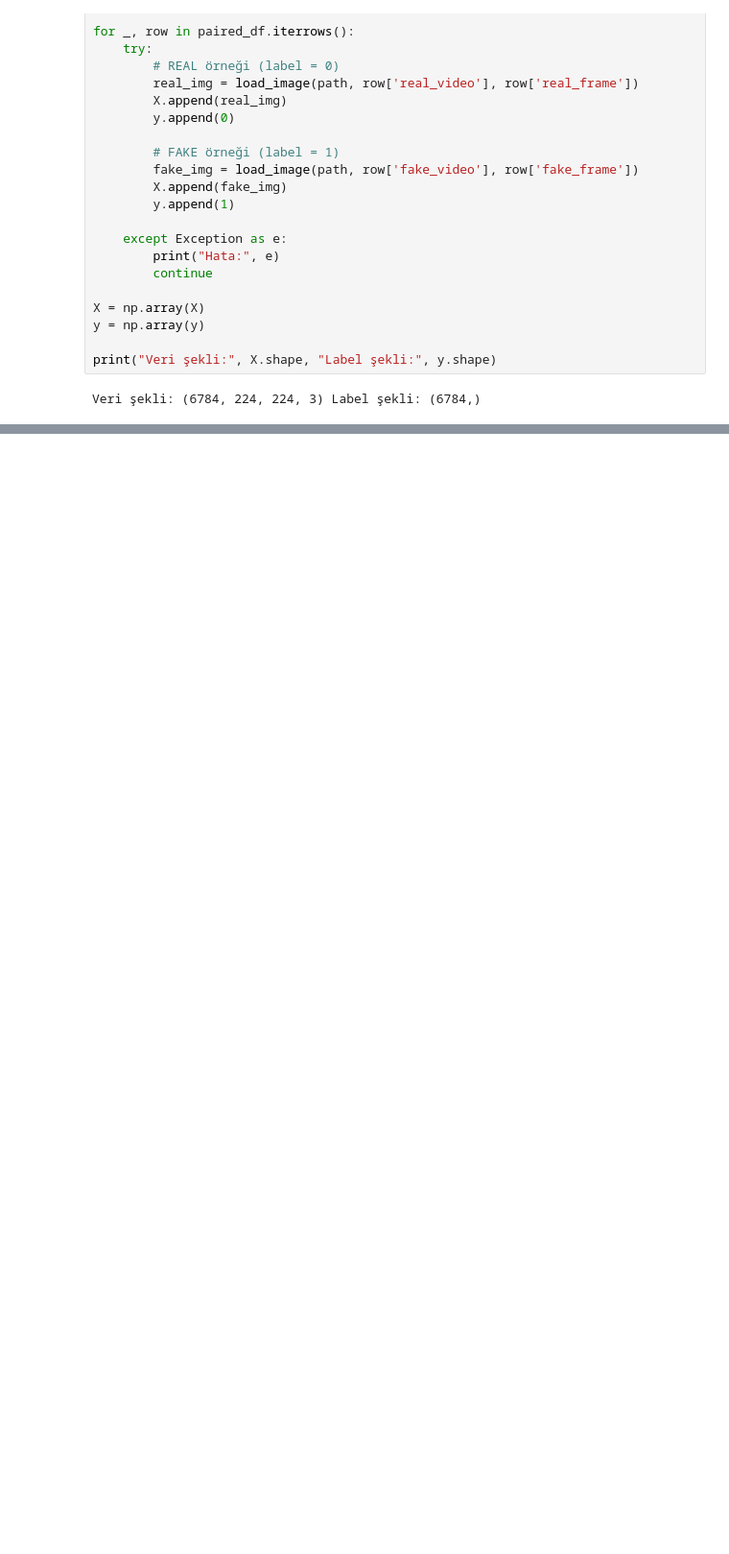
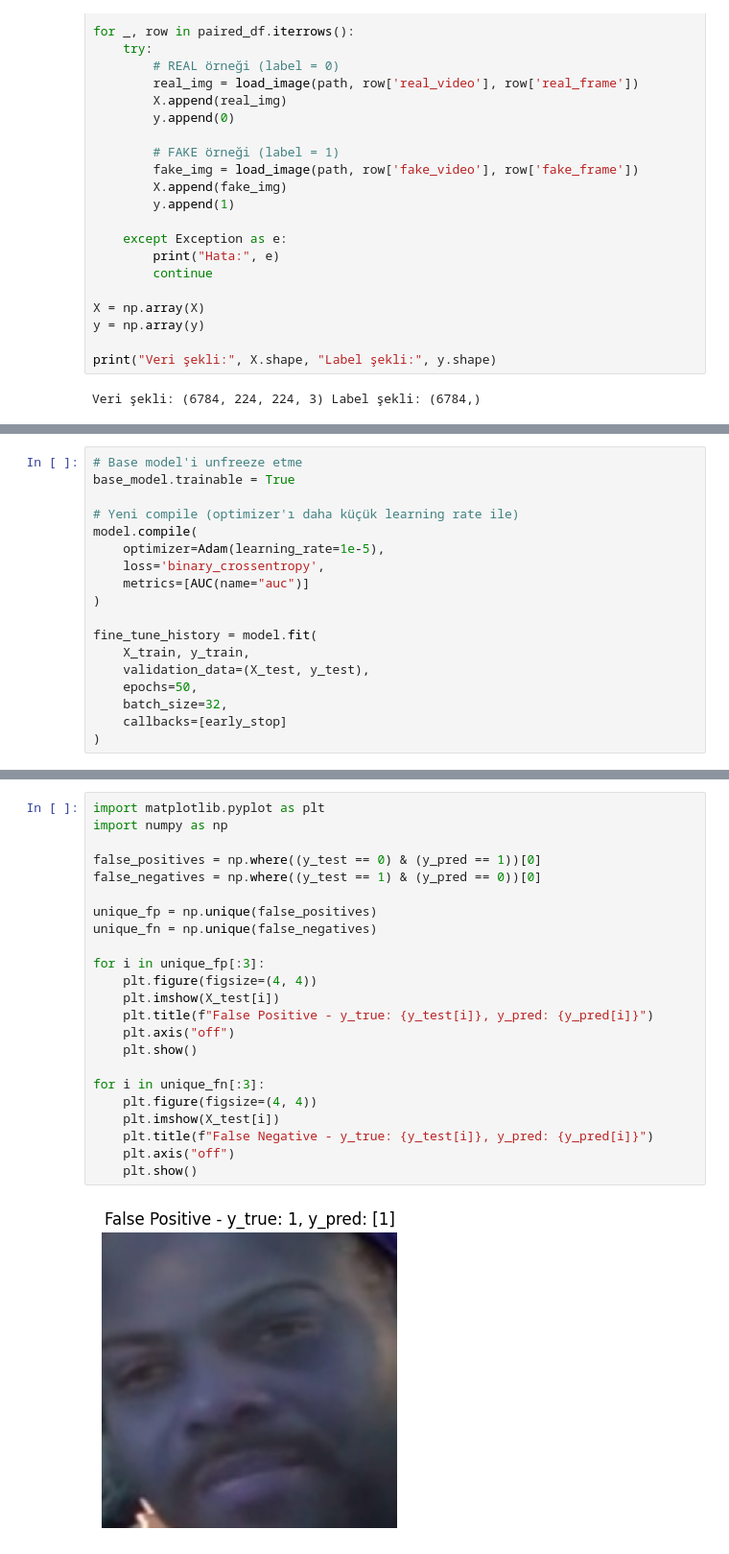
Before and after one commit to fc63/Deep-Fake-Video-Detection, a Jupyter notebook: 1.ipynb, the cells around one changed output, grey strips where cells are left out. Shown at 96% size. Cells and saved outputs as stored; diff of their text form; blank space fills up the shorter version.

```diff
--- a/1.ipynb
+++ b/1.ipynb
@@ -382,0 +397,18 @@ Restoring model weights from the end of the best epoch: 20.
+# %%
+# Base model'i unfreeze etme
+base_model.trainable = True
+
+# Yeni compile (optimizer'ı daha küçük learning rate ile)
+model.compile(
+    optimizer=Adam(learning_rate=1e-5),
+    loss='binary_crossentropy',
+    metrics=[AUC(name="auc")]
+)
+
+fine_tune_history = model.fit(
+    X_train, y_train,
+    validation_data=(X_test, y_test),
+    epochs=50,
+    batch_size=32,
+    callbacks=[early_stop]
+)
@@ -434,0 +485,25 @@ AUC-ROC        : 0.9136
+# %%
+import matplotlib.pyplot as plt
+import numpy as np
+
+false_positives = np.where((y_test == 0) & (y_pred == 1))[0]
+false_negatives = np.where((y_test == 1) & (y_pred == 0))[0]
+
+unique_fp = np.unique(false_positives)
+unique_fn = np.unique(false_negatives)
+
+for i in unique_fp[:3]:
+    plt.figure(figsize=(4, 4))
+    plt.imshow(X_test[i])
+    plt.title(f"False Positive - y_true: {y_test[i]}, y_pred: {y_pred[i]}")
+    plt.axis("off")
+    plt.show()
+
+for i in unique_fn[:3]:
+    plt.figure(figsize=(4, 4))
+    plt.imshow(X_test[i])
+    plt.title(f"False Negative - y_true: {y_test[i]}, y_pred: {y_pred[i]}")
+    plt.axis("off")
+    plt.show()
+# %% [output]
+[figure, added]
```
Also changed, not shown: parts of 10 cells of this notebook.
